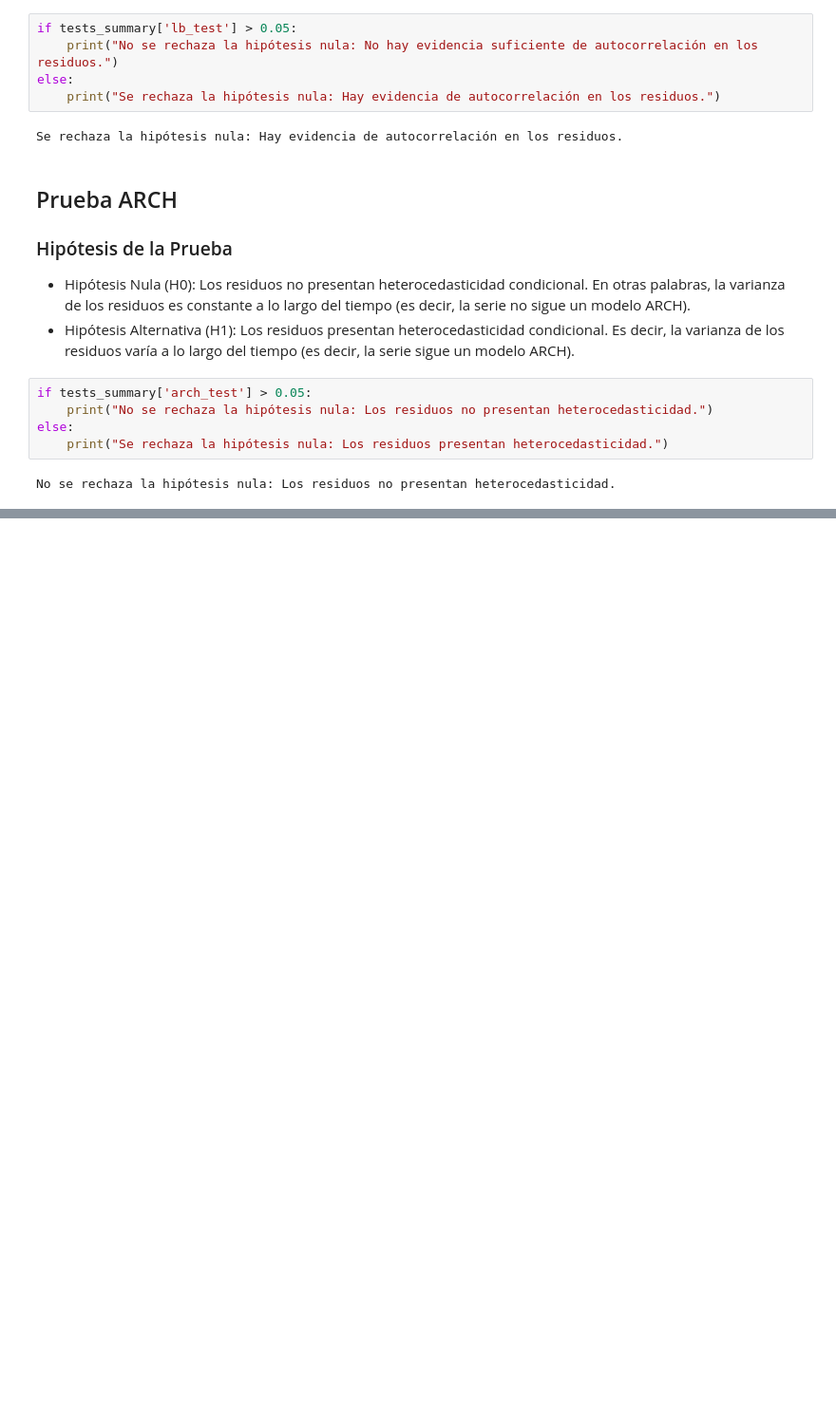
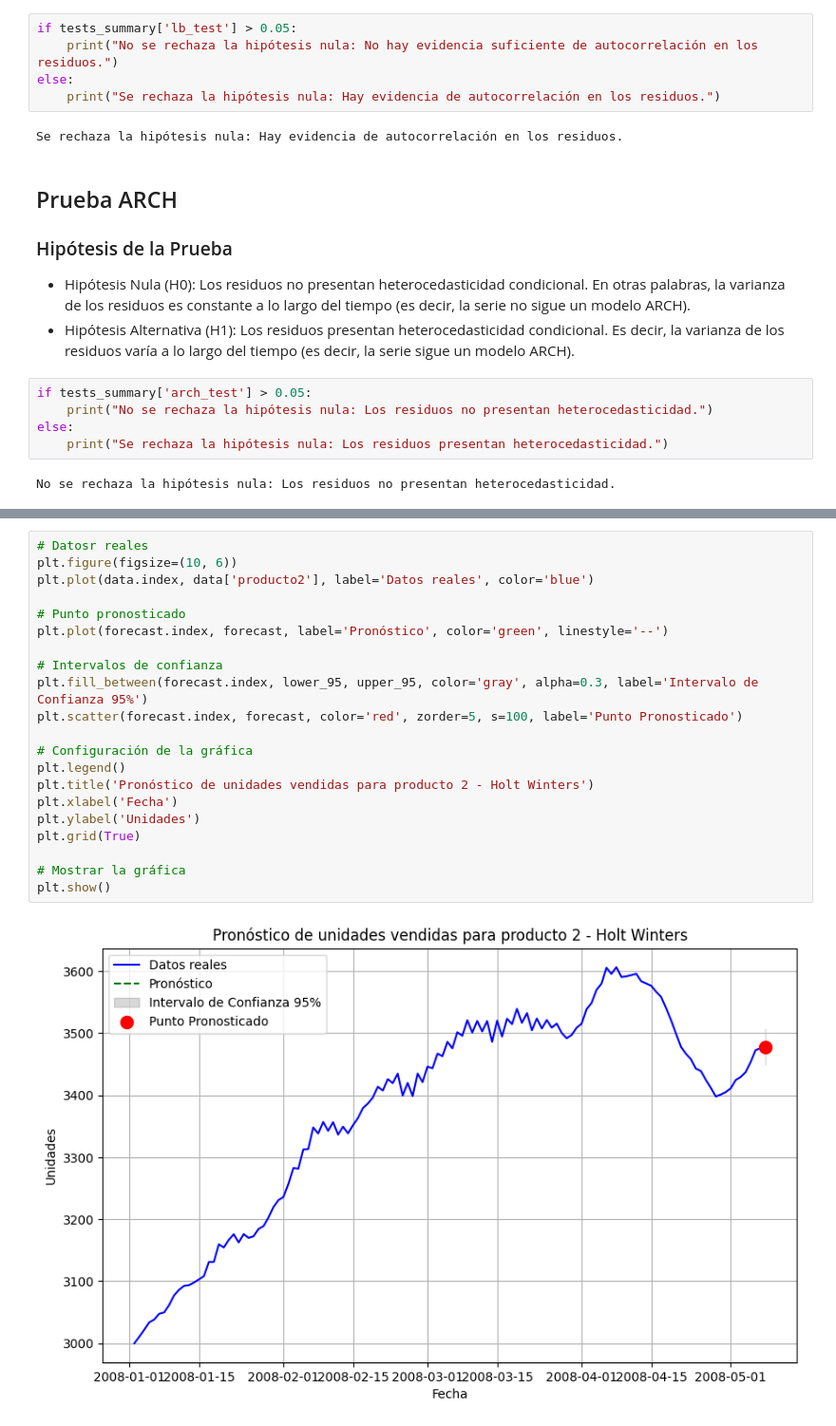
Before and after one commit to Daniel1martinez2/parcial_practico_1_FDA_2, a Jupyter notebook: main_producto2.ipynb, the cells around one changed output, grey strips where cells are left out. Shown at 95% size. Saved outputs shown, nothing was run; the diff lists cells and outputs as text; blank space fills up the shorter version.

```diff
--- a/main_producto2.ipynb
+++ b/main_producto2.ipynb
@@ -893,0 +955,23 @@ No se rechaza la hipótesis nula: Los residuos no presentan heterocedasticidad.
+# %%
+# Datosr reales
+plt.figure(figsize=(10, 6))
+plt.plot(data.index, data['producto2'], label='Datos reales', color='blue')
+
+# Punto pronosticado
+plt.plot(forecast.index, forecast, label='Pronóstico', color='green', linestyle='--')
+
+# Intervalos de confianza
+plt.fill_between(forecast.index, lower_95, upper_95, color='gray', alpha=0.3, label='Intervalo de Confianza 95%')
+plt.scatter(forecast.index, forecast, color='red', zorder=5, s=100, label='Punto Pronosticado')
+
+# Configuración de la gráfica
+plt.legend()
+plt.title('Pronóstico de unidades vendidas para producto 2 - Holt Winters')
+plt.xlabel('Fecha')
+plt.ylabel('Unidades')
+plt.grid(True)
+
+# Mostrar la gráfica
+plt.show()
+# %% [output]
+[figure, added]
```
Also changed, not shown: parts of 4 cells of this notebook.
